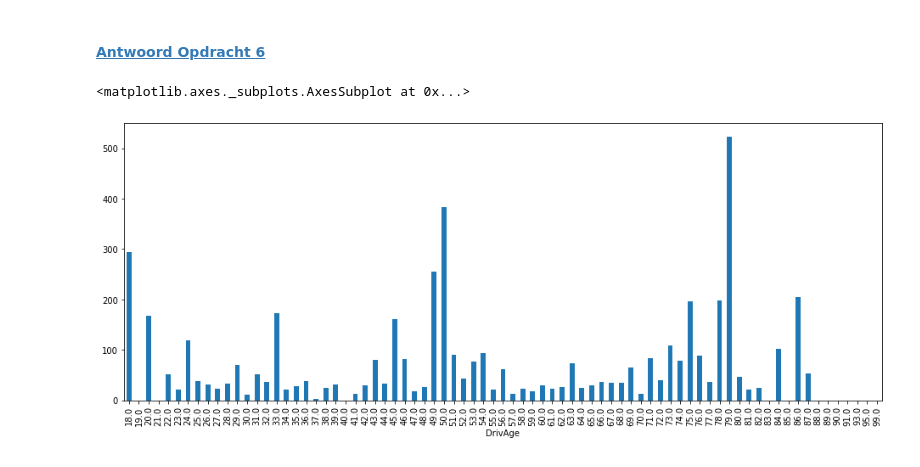
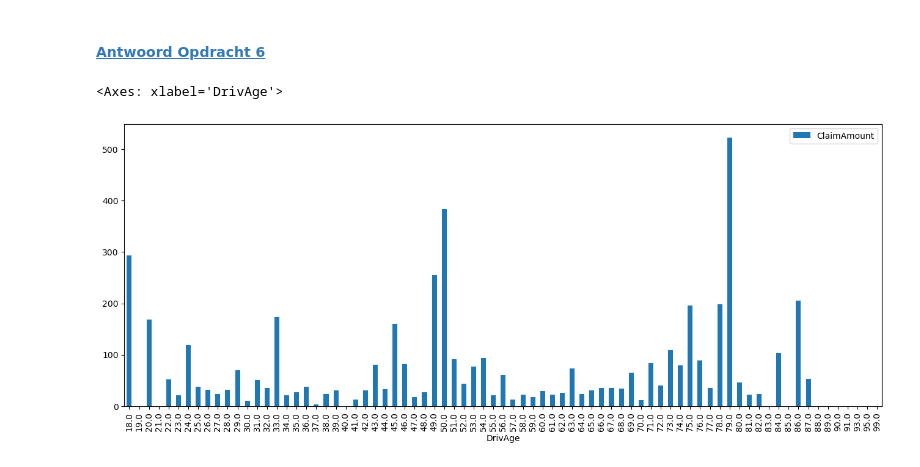
Before and after one commit to MAMBA-python/course-material, a Jupyter notebook: Exercise_notebooks/Intermediate/01_pandas/03_pandas_practise.ipynb, the cells around one changed output. Saved outputs shown, nothing was run; the diff lists cells and outputs as text; code cells hidden in the pictures.

```diff
--- a/Exercise_notebooks/Intermediate/01_pandas/03_pandas_practise.ipynb
+++ b/Exercise_notebooks/Intermediate/01_pandas/03_pandas_practise.ipynb
@@ -103,7 +104,7 @@ Text(0.5, 0, 'Driver Age')
 # %% [markdown]
 #### <a href="#opdr6">Antwoord Opdracht 6</a> <a name="antw6"></a>
 # %%
-df.groupby('DrivAge').mean()['ClaimAmount'].plot(kind='bar', figsize=(16,6))
+df[['ClaimAmount', 'DrivAge']].groupby('DrivAge').mean().plot(kind='bar', figsize=(16,6))
 # %% [output]
-<matplotlib.axes._subplots.AxesSubplot at 0x...>
+<Axes: xlabel='DrivAge'>
-[figure, old version]
+[figure, new version]
```
Also changed, not shown: parts of 6 cells of this notebook, 2 other files.
